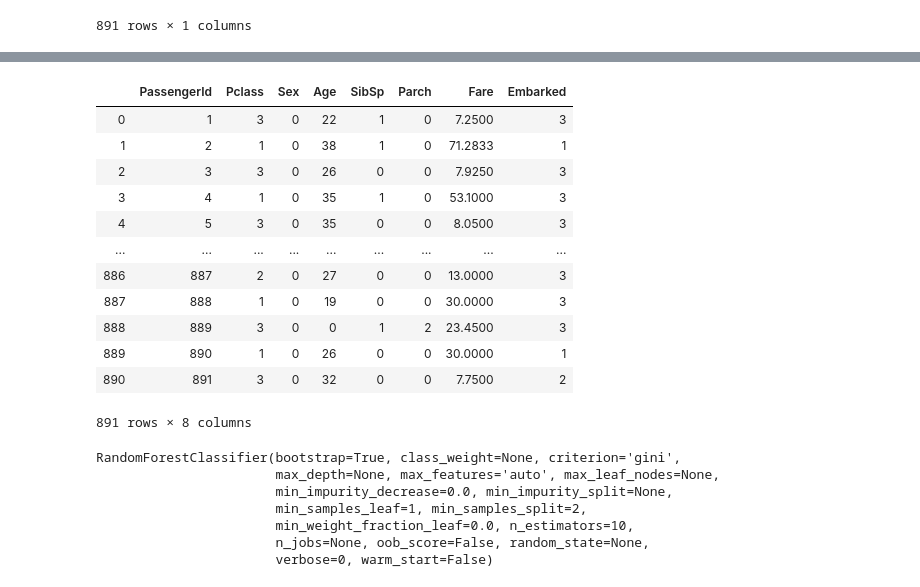
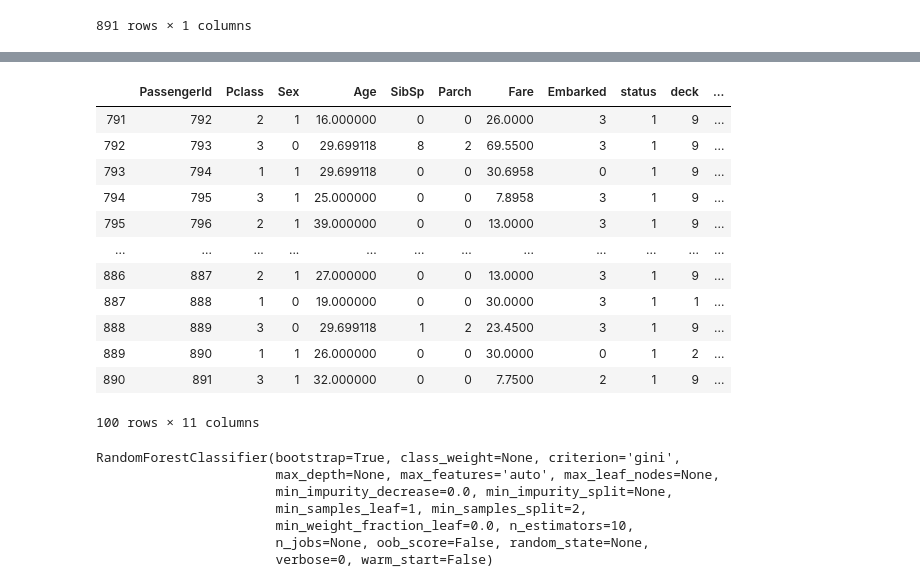
Before and after one commit to fvtester/Titanic, a Jupyter notebook: Titanic.ipynb, the cells around one changed output, grey strips where cells are left out. Drawn from its saved outputs; the diff is of its cells as text; code cells hidden in the pictures.

```diff
--- a/Titanic.ipynb
+++ b/Titanic.ipynb
@@ -28,0 +42,32 @@ train.shape
+# %%
+
+def status_def(i):
+    if 'Mr.' or 'Master.' in i:
+        return 1
+    if 'Mrs.' or 'Dona.' in i:
+        return 3
+    if 'Miss.' in i:
+        return 2
+    else:
+        return 0
+train['status']=[status_def(i) for i in train['Name'].values]
+# %%
+def deck_def(i):
+    if i == i:
+        #print(i[0])
+        deck_num='ABCDEFGT'
+        return deck_num.index(str(i[0]))
+    else:
+        return 9
+
+train['deck']=[deck_def(i) for i in train['Cabin'].values]
+
+
+def adult(i):
+    if i<18:
+        return 0
+    else:
+        return 1
+train['adult']=[adult(i) for i in train['Age'].values]
+
+train
@@ -30,4 +105,7 @@ train.shape
 y_train=train['Survived']
 # %%
 X_train=train.drop(['Survived', 'Name', 'Ticket', 'Cabin'], axis=1)
-X_train=X_train.fillna('0')
+Ag_mean=X_train['Age'].mean()
+print(Ag_mean)
+X_train['Age']=X_train['Age'].fillna(Ag_mean)
+X_train['Embarked']=X_train['Embarked'].fillna('N')
@@ -81,22 +166,22 @@ X_train.head(20)
 # %%
 le1 = LabelEncoder()
 le1.fit(X_train['Embarked'])
 X_train['Embarked'] = le1.transform(X_train['Embarked'])
-X_train
+X_train.tail(100)
 # %% [output]
-|  | PassengerId | Pclass | Sex | Age | SibSp | Parch | Fare | Embarked |
-| 0 | 1 | 3 | 0 | 22 | 1 | 0 | 7.2500 | 3 |
-| 1 | 2 | 1 | 0 | 38 | 1 | 0 | 71.2833 | 1 |
-| 2 | 3 | 3 | 0 | 26 | 0 | 0 | 7.9250 | 3 |
-| 3 | 4 | 1 | 0 | 35 | 1 | 0 | 53.1000 | 3 |
-| 4 | 5 | 3 | 0 | 35 | 0 | 0 | 8.0500 | 3 |
-| ... | ... | ... | ... | ... | ... | ... | ... | ... |
-| 886 | 887 | 2 | 0 | 27 | 0 | 0 | 13.0000 | 3 |
-| 887 | 888 | 1 | 0 | 19 | 0 | 0 | 30.0000 | 3 |
-| 888 | 889 | 3 | 0 | 0 | 1 | 2 | 23.4500 | 3 |
-| 889 | 890 | 1 | 0 | 26 | 0 | 0 | 30.0000 | 1 |
-| 890 | 891 | 3 | 0 | 32 | 0 | 0 | 7.7500 | 2 |
+|  | PassengerId | Pclass | Sex | Age | SibSp | Parch | Fare | Embarked | status | deck | ... |
+| 791 | 792 | 2 | 1 | 16.000000 | 0 | 0 | 26.0000 | 3 | 1 | 9 | ... |
+| 792 | 793 | 3 | 0 | 29.699118 | 8 | 2 | 69.5500 | 3 | 1 | 9 | ... |
+| 793 | 794 | 1 | 1 | 29.699118 | 0 | 0 | 30.6958 | 0 | 1 | 9 | ... |
+| 794 | 795 | 3 | 1 | 25.000000 | 0 | 0 | 7.8958 | 3 | 1 | 9 | ... |
+| 795 | 796 | 2 | 1 | 39.000000 | 0 | 0 | 13.0000 | 3 | 1 | 9 | ... |
+| ... | ... | ... | ... | ... | ... | ... | ... | ... | ... | ... | ... |
+| 886 | 887 | 2 | 1 | 27.000000 | 0 | 0 | 13.0000 | 3 | 1 | 9 | ... |
+| 887 | 888 | 1 | 0 | 19.000000 | 0 | 0 | 30.0000 | 3 | 1 | 1 | ... |
+| 888 | 889 | 3 | 0 | 29.699118 | 1 | 2 | 23.4500 | 3 | 1 | 9 | ... |
+| 889 | 890 | 1 | 1 | 26.000000 | 0 | 0 | 30.0000 | 0 | 1 | 2 | ... |
+| 890 | 891 | 3 | 1 | 32.000000 | 0 | 0 | 7.7500 | 2 | 1 | 9 | ... |
-891 rows × 8 columns
+100 rows × 11 columns
 # %%
 forest=RandomForestClassifier()
 # %%
```
Also changed, not shown: parts of 15 cells of this notebook, 1 other file.
